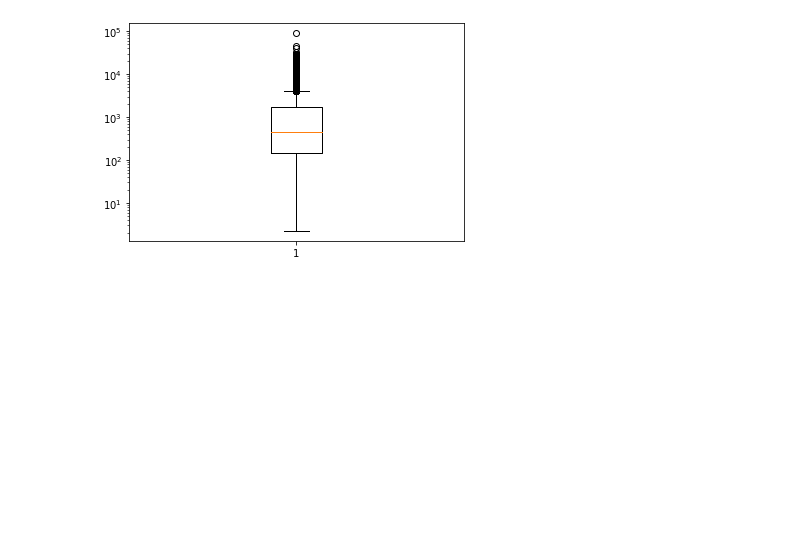
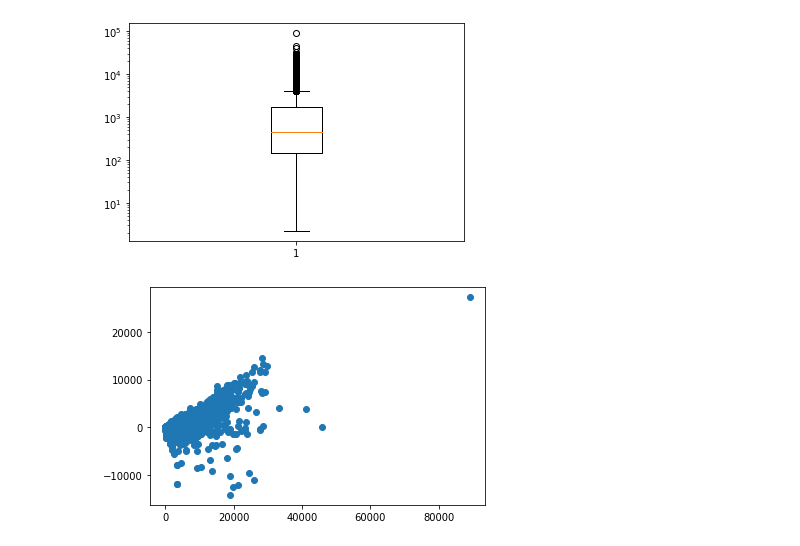
Before and after one commit to ArafatSabbir/Machine-Learning-with-Python-and-R, a Jupyter notebook: Data Visualization.ipynb, the cells around one changed output. Saved outputs shown, nothing was run; the diff lists cells and outputs as text; code cells hidden in the pictures; blank space fills up the shorter version.

```diff
--- a/Data Visualization.ipynb
+++ b/Data Visualization.ipynb
@@ -114,3 +114,8 @@ plt.yscale('log')
 plt.show()
 # %% [output]
 [figure]
+# %%
+plt.scatter(df['Sales'], df['Profit'])
+plt.show()
+# %% [output]
+[figure, added]
```
